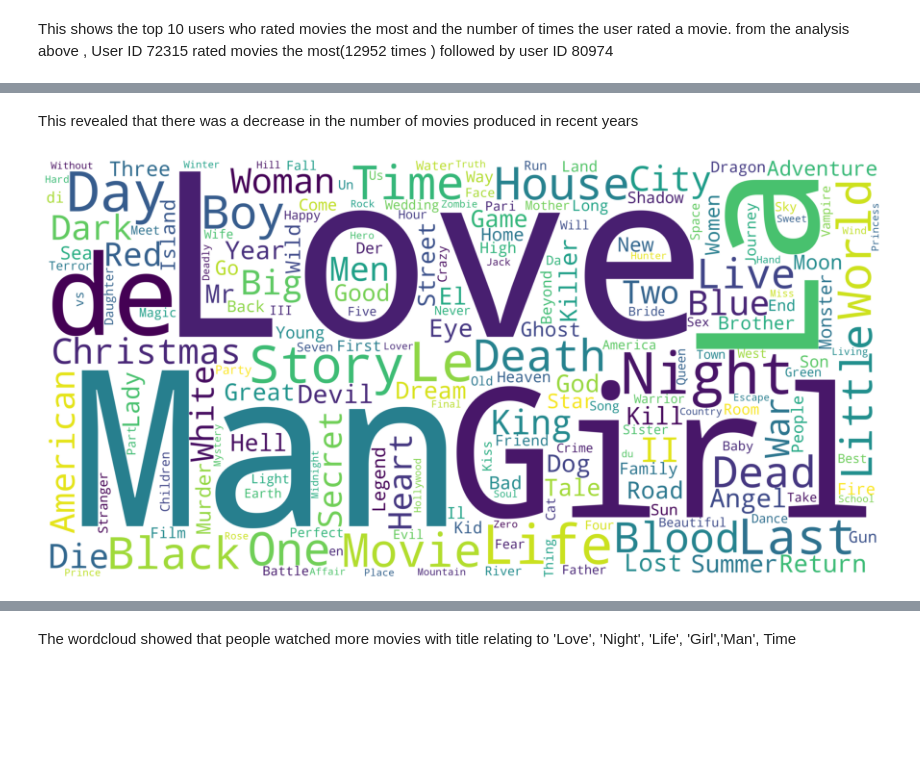
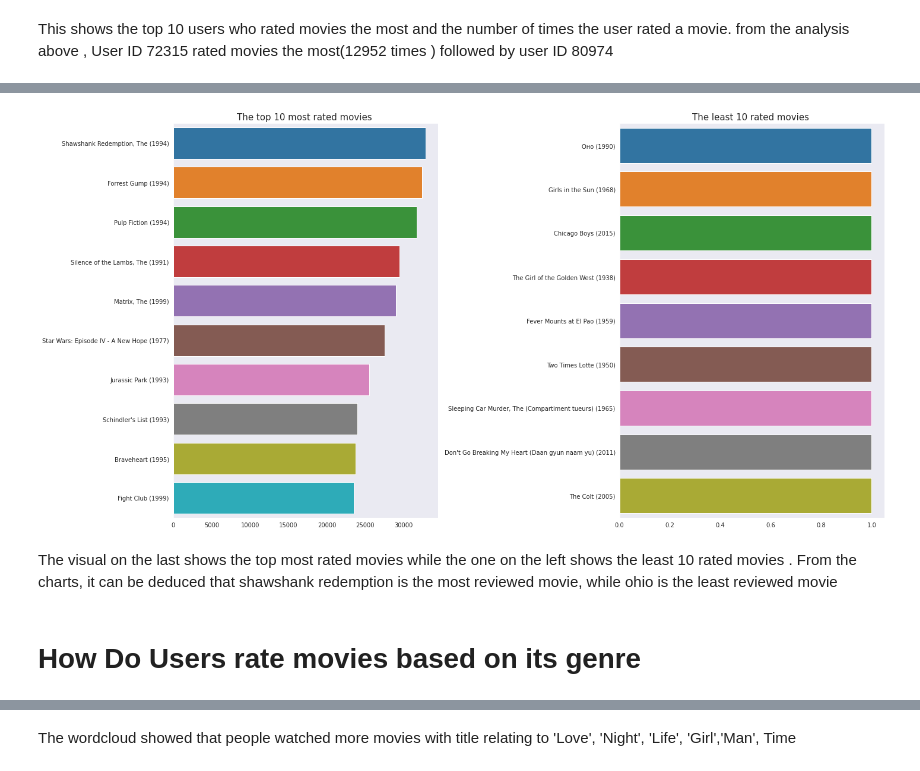
Before and after one commit to Emekadavid/unsupervised-movie-predictions, a Jupyter notebook: notebook/content_based_rating.ipynb, the cells around one changed output, grey strips where cells are left out. Cells and saved outputs as stored; diff of their text form; code cells hidden in the pictures; blank space fills up the shorter version.

```diff
--- a/notebook/content_based_rating.ipynb
+++ b/notebook/content_based_rating.ipynb
@@ -657,6 +582,0 @@ This showed that most movies do not have so much rating
-# %%
-plt.figure(figsize =(15,7))
-plt.rcParams['patch.force_edgecolor'] = True
-movie_rating_count['rating'].hist(bins=50)
-plt.xlabel('Average ratngs')
-plt.ylabel('No of movies')
@@ -666,4 +582,0 @@ Text(0, 0.5, 'No of movies')
-# %%
-plt.figure(figsize=(10,4))
-plt.rcParams['patch.force_edgecolor'] = True
-sns.jointplot(x= 'rating', y= 'ratings_count', data=movie_rating_count, alpha = 0.5)
@@ -685,15 +583,37 @@ plt.show()
-# %% [markdown]
-This revealed that there was a decrease in the number of movies produced in recent years
-# %%
-# Creating a wordcloud of the movie titles to view the most popular movie titles withtin the word cloud
-movies_df['title'] = movies_df['title'].fillna("").astype('str')
-title_corpus = ' '.join(movies_df['title'])
-title_wordcloud = WordCloud(stopwords=STOPWORDS, background_color='white', height=2000, width=4000).generate(title_corpus)
-
-# Plotting the wordcloud
-plt.figure(figsize=(16,8))
-plt.imshow(title_wordcloud)
-plt.axis('off')
-plt.show()
-# %% [output]
-[figure, removed]
+# %%
+# Create a new dataframe from the train_movies dataframe to get the average rating
+movie_ratings2 = movie_ratings.copy()
+Top_movie= movie_ratings2.movieId.value_counts()[0:10] # Getting value count for top 10 rated movies
+movie_Id= Top_movie.index.tolist() #
+Num_of_rating= Top_movie.values.tolist()
+
+movie_name=[]
+for movie in movie_Id:
+  movie_n= movie_ratings[movie_ratings["movieId"]== movie]["title"].unique()[0]
+  movie_name.append(movie_n)
+
+# Create a new dataframe from the train_movies dataframe to get the average rating
+Bad_movie= movie_ratings2.movieId.value_counts()[-10:-1]
+Bad_movie_Id= Bad_movie.index.tolist()
+Num_of_rating_B= Bad_movie.values.tolist()
+Bad_movie_name=[]
+for movie in Bad_movie_Id:
+  movie_n= movie_ratings[movie_ratings["movieId"]== movie]["title"].unique()[0]
+  Bad_movie_name.append(movie_n)
+# %%
+fig, ax  = plt.subplots(1,2,figsize=(20,10)) # Initialize a figure
+
+sns.barplot(ax=ax[0], x=Num_of_rating,y =movie_name ) # Create a bar plot of the top 10 movies
+ax[0].set_title('The top 10 most rated movies ', fontsize= 15) # Set title of the bar plot
+# ax[0].set_xticklabels(ax[0].get_xticklabels(), rotation= 90)
+
+sns.barplot(ax=ax[1],x = Num_of_rating_B,y =Bad_movie_name ) # Create a bar plot of the top 10 best rated movies
+ax[1].set_title('The least 10 rated movies ', fontsize= 15) # Set title of the bar plot
+fig.tight_layout() # Set layout of the bar subplots
+plt.show() # show the plots
+# %% [output]
+[figure, added]
+# %% [markdown]
+The visual on the last shows the top most rated movies while the one on the left shows the least 10 rated movies . From the charts, it can be deduced that shawshank redemption is the most reviewed movie, while  ohio is the least reviewed movie
+# %% [markdown]
+# How Do Users rate movies based on its genre
```
Also changed, not shown: parts of 79 cells of this notebook.
